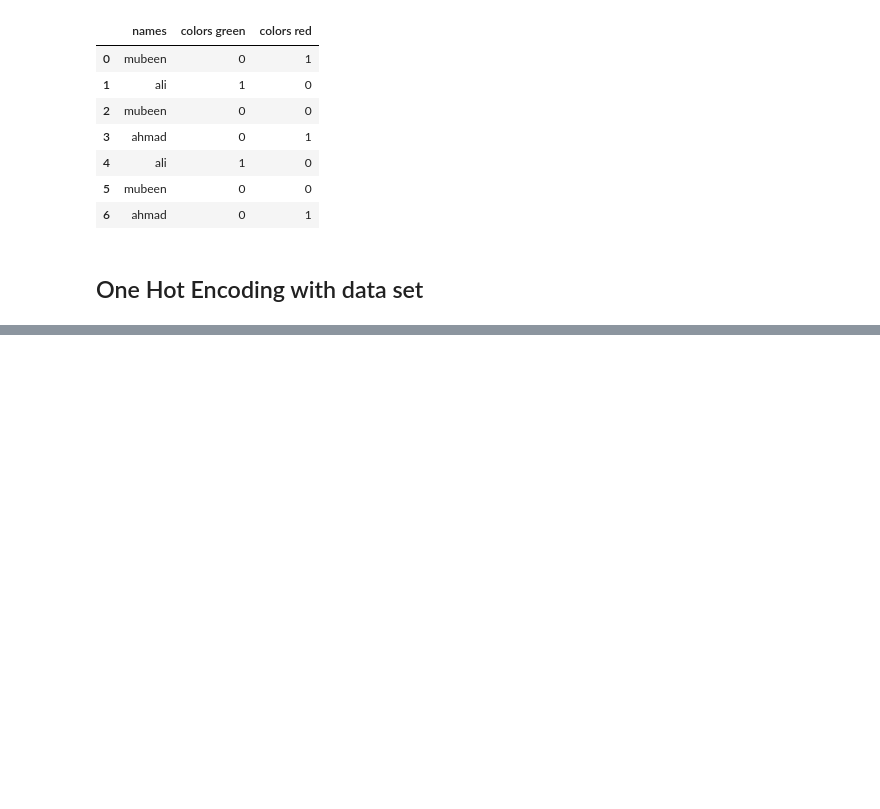
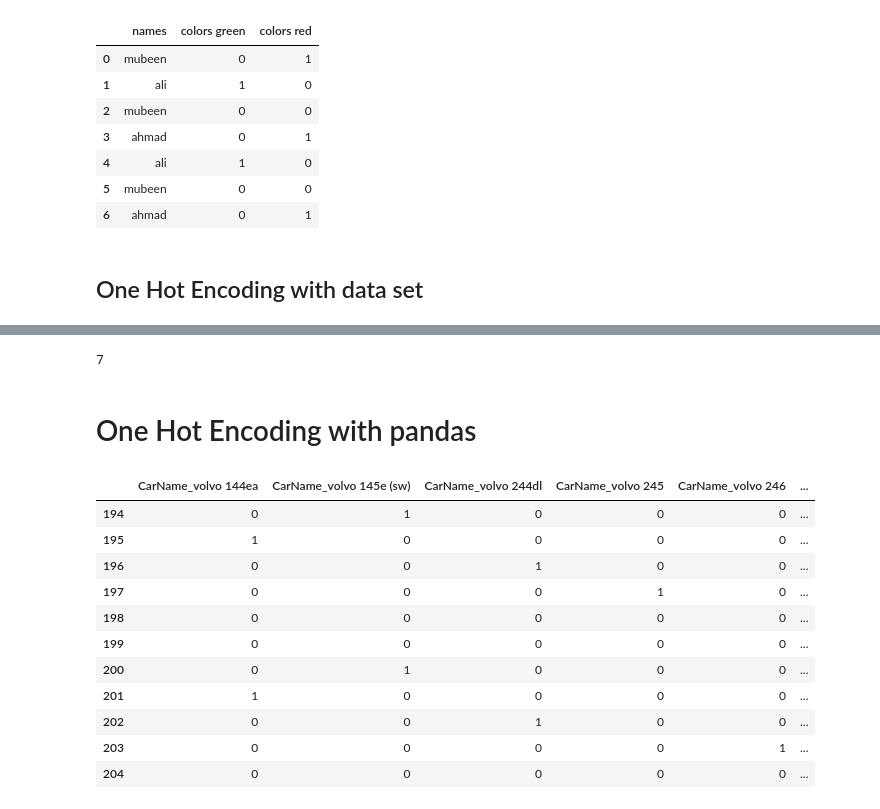
Before and after one commit to Mubeen-Ahmad/ML, a Jupyter notebook: Preprocessing/Transformation/2_Encoding/2_nominal/one_hot_encoding.ipynb, the cells around one changed output, grey strips where cells are left out. Drawn from its saved outputs; the diff is of its cells as text; code cells hidden in the pictures; blank space fills up the shorter version.

```diff
--- a/Preprocessing/Transformation/2_Encoding/2_nominal/one_hot_encoding.ipynb
+++ b/Preprocessing/Transformation/2_Encoding/2_nominal/one_hot_encoding.ipynb
@@ -194,0 +155,2 @@ pd.get_dummies(data.CarName.replace(select,"uncomon")).sample(5)
+# %%
+data = data.tail(11)
@@ -194,0 +169,21 @@ pd.get_dummies(data.CarName.replace(select,"uncomon")).sample(5)
+# %%
+data.CarName.nunique()
+# %% [output]
+7
+# %% [markdown]
+# One Hot Encoding with pandas
+# %%
+pd.get_dummies(data)
+# %% [output]
+|  | CarName_volvo 144ea | CarName_volvo 145e (sw) | CarName_volvo 244dl | CarName_volvo 245 | CarName_volvo 246 | ... |
+| 194 | 0 | 1 | 0 | 0 | 0 | ... |
+| 195 | 1 | 0 | 0 | 0 | 0 | ... |
+| 196 | 0 | 0 | 1 | 0 | 0 | ... |
+| 197 | 0 | 0 | 0 | 1 | 0 | ... |
+| 198 | 0 | 0 | 0 | 0 | 0 | ... |
+| 199 | 0 | 0 | 0 | 0 | 0 | ... |
+| 200 | 0 | 1 | 0 | 0 | 0 | ... |
+| 201 | 1 | 0 | 0 | 0 | 0 | ... |
+| 202 | 0 | 0 | 1 | 0 | 0 | ... |
+| 203 | 0 | 0 | 0 | 0 | 1 | ... |
+| 204 | 0 | 0 | 0 | 0 | 0 | ... |
```
Also changed, not shown: parts of 34 cells of this notebook, 11 other files.
